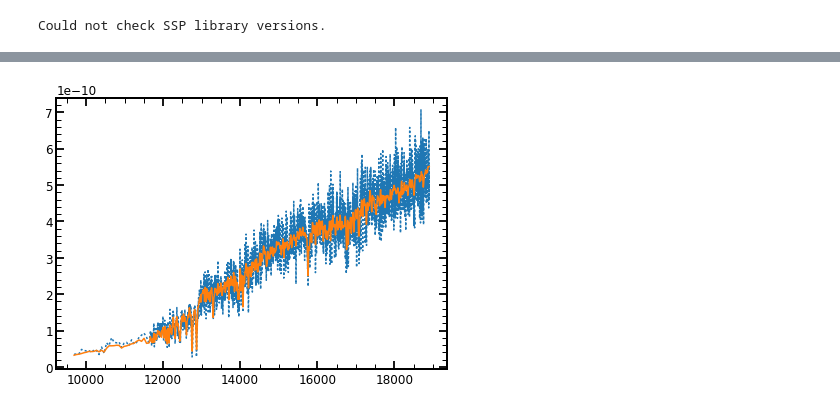
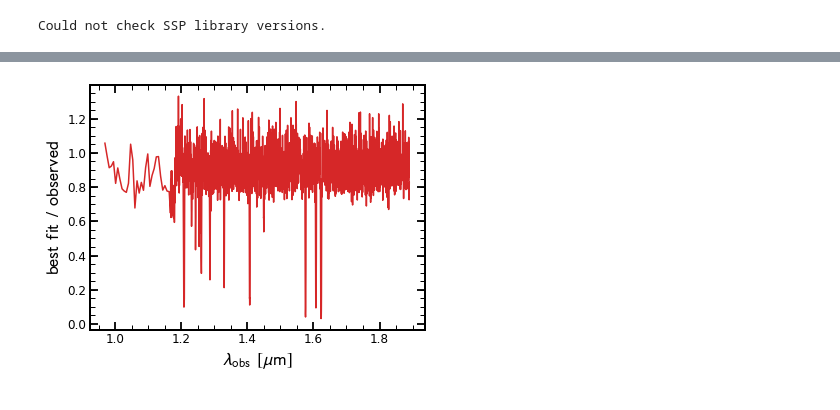
Before and after one commit to stacchella/spec_vs_phot, a Jupyter notebook: Result_Analysis.ipynb, the cells around one changed output, grey strips where cells are left out. Drawn from its saved outputs; the diff is of its cells as text; code cells hidden in the pictures.

```diff
--- a/Result_Analysis.ipynb
+++ b/Result_Analysis.ipynb
@@ -44,7 +64,7 @@ def zfrac_to_masses(total_mass=None, z_fraction=None, agebins=None, **extras):
 # %%
 # read in results
 
-res, obs, mod = pr.results_from(path_main + 'mock_svp_1_1522120237_mcmc.h5', dangerous=True)
+res, obs, mod = pr.results_from(path_main + 'mock_svp_6_1522188512_mcmc.h5', dangerous=True)
 sps = pr.get_sps(res)
 mod._config_dict["mass"]["depends_on"] = zfrac_to_masses
 # %% [output]
@@ -120,16 +216,15 @@ spec, phot, x = mod.mean_model(theta_max, obs=obs, sps=sps)
 # %%
-fig, axes = plt.subplots(1, 1, figsize=(7.0, 5.0))
-#axes.plot(obs['wavelength'], -2.5*np.log10(obs['spectrum']), '-')
+fig, axes = plt.subplots(1, 1, figsize=(6.0, 4.5))
 
-axes.plot(obs['wavelength'], obs['spectrum'], ':')
-axes.plot(obs['wavelength'], spec)
+axes.plot(obs['wavelength']/10**4, spec/obs['spectrum'], color='C3')
 
 #axes.set_xlim([13225, 13375])
 #axes.set_ylim([-1.2, 2.2])
 
-#axes.set_xlabel(r'$\lambda_{\rm obs}\/\/\/[\mathrm{\AA}]$', fontsize=18)
-#axes.set_ylabel(r'$\mathrm{flux}\/\/\/[\mathrm{arb.\/units}]$', fontsize=18)
+axes.set_xlabel(r'$\lambda_{\rm obs}\/\/\/[\mu\mathrm{m}]$', fontsize=18)
+axes.set_ylabel(r'$\mathrm{best}\/\/\/\mathrm{fit}\/\/\//\/\/\/\mathrm{observed}$', fontsize=18)
+
 # plt.savefig(path_figure + 'investigate_resolution_spec.pdf', format='pdf', bbox_inches='tight')
 plt.show()
 # %% [output]
-[figure, old version]
+[figure, new version]
```
Also changed, not shown: parts of 41 cells of this notebook, 7 other files.
